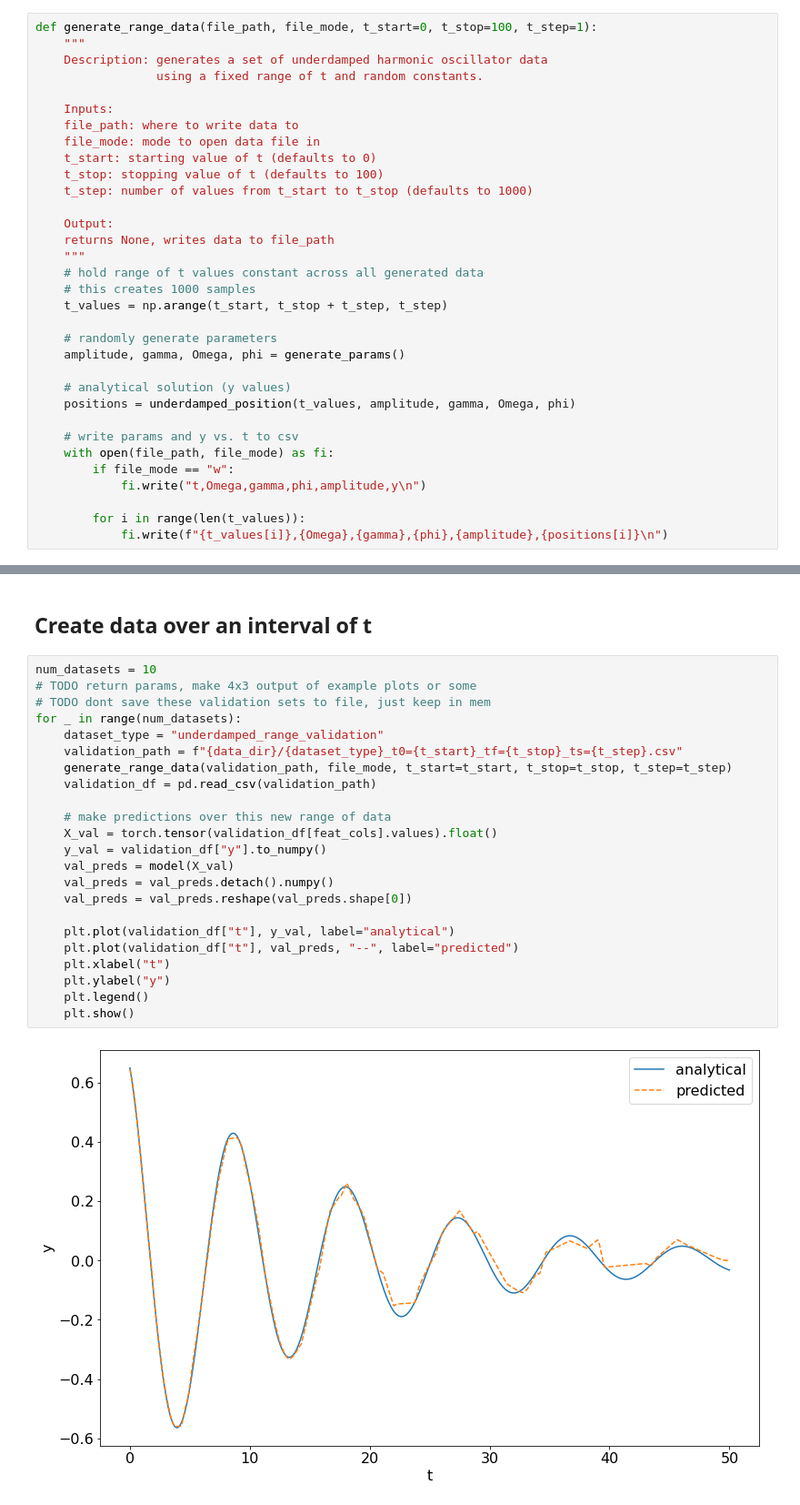
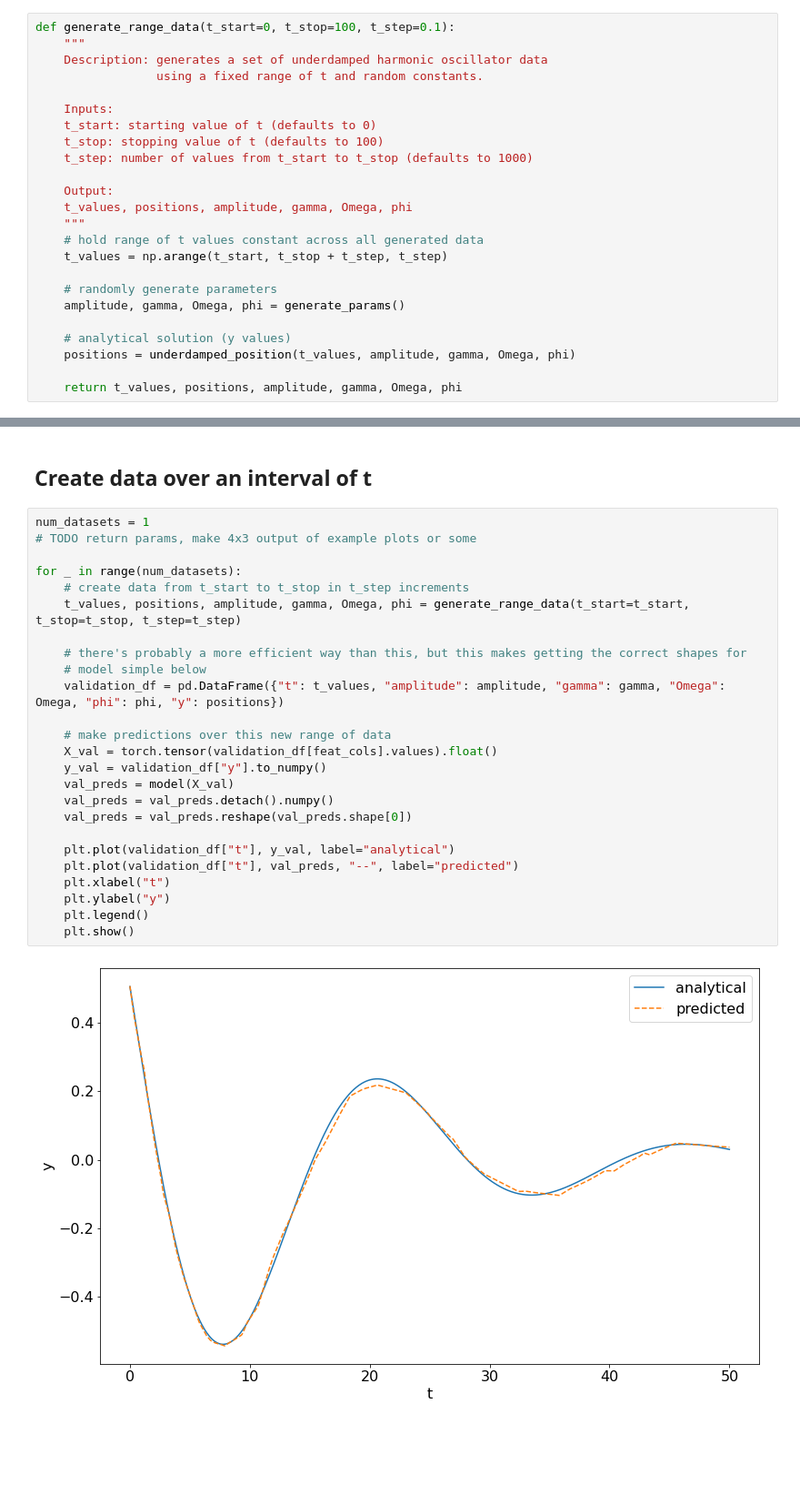
Before and after one commit to kyler-harrison/harmonic-oscillator-nn, a Jupyter notebook: underdamped_nn.ipynb, the cells around one changed output, grey strips where cells are left out. Shown: that part at 91% size. Cells and saved outputs as stored; diff of their text form; blank space fills up the shorter version.

Commit message:
generate_range_data() now returns values instead of writing to file

```diff
--- a/underdamped_nn.ipynb
+++ b/underdamped_nn.ipynb
@@ -174,23 +174,20 @@ def generate_independent_data(file_path, file_mode, num_samples, t_start=0, t_st
         for sample in generated_samples:
             fi.write(f"{','.join([str(val) for val in sample])}\n")
 # %%
-def generate_range_data(file_path, file_mode, t_start=0, t_stop=100, t_step=1):
+def generate_range_data(t_start=0, t_stop=100, t_step=0.1):
     """
     Description: generates a set of underdamped harmonic oscillator data
                  using a fixed range of t and random constants.
 
     Inputs:
-    file_path: where to write data to
-    file_mode: mode to open data file in
     t_start: starting value of t (defaults to 0)
     t_stop: stopping value of t (defaults to 100)
     t_step: number of values from t_start to t_stop (defaults to 1000)
 
     Output:
-    returns None, writes data to file_path
+    t_values, positions, amplitude, gamma, Omega, phi
     """
     # hold range of t values constant across all generated data
-    # this creates 1000 samples
     t_values = np.arange(t_start, t_stop + t_step, t_step)
 
     # randomly generate parameters
@@ -199,13 +196,7 @@ def generate_range_data(file_path, file_mode, t_start=0, t_stop=100, t_step=1):
     # analytical solution (y values)
     positions = underdamped_position(t_values, amplitude, gamma, Omega, phi)
 
-    # write params and y vs. t to csv
-    with open(file_path, file_mode) as fi:
-        if file_mode == "w":
-            fi.write("t,Omega,gamma,phi,amplitude,y\n")
-
-        for i in range(len(t_values)):
-            fi.write(f"{t_values[i]},{Omega},{gamma},{phi},{amplitude},{positions[i]}\n")
+    return t_values, positions, amplitude, gamma, Omega, phi
 # %% [markdown]
 ## Create train dataset
 # %%
@@ -325,27 +316,29 @@ plt.show()
 # %% [markdown]
 ## Create data over an interval of t
 # %%
-num_datasets = 10
+num_datasets = 1
 # TODO return params, make 4x3 output of example plots or some
-# TODO dont save these validation sets to file, just keep in mem
+
 for _ in range(num_datasets):
-    dataset_type = "underdamped_range_validation"
-    validation_path = f"{data_dir}/{dataset_type}_t0={t_start}_tf={t_stop}_ts={t_step}.csv"
-    generate_range_data(validation_path, file_mode, t_start=t_start, t_stop=t_stop, t_step=t_step)
-    validation_df = pd.read_csv(validation_path)
+    # create data from t_start to t_stop in t_step increments
+    t_values, positions, amplitude, gamma, Omega, phi = generate_range_data(t_start=t_start, t_stop=t_stop, t_step=t_step)
+
+    # there's probably a more efficient way than this, but this makes getting the correct shapes for
+    # model simple below
+    validation_df = pd.DataFrame({"t": t_values, "amplitude": amplitude, "gamma": gamma, "Omega": Omega, "phi": phi, "y": positions})
 
     # make predictions over this new range of data
     X_val = torch.tensor(validation_df[feat_cols].values).float()
     y_val = validation_df["y"].to_numpy()
     val_preds = model(X_val)
     val_preds = val_preds.detach().numpy()
     val_preds = val_preds.reshape(val_preds.shape[0])
 
     plt.plot(validation_df["t"], y_val, label="analytical")
     plt.plot(validation_df["t"], val_preds, "--", label="predicted")
     plt.xlabel("t")
     plt.ylabel("y")
     plt.legend()
     plt.show()
 # %% [output]
-[figure, old version]
+[figure, new version]
```
Also changed, not shown: parts of 1 cell of this notebook.
